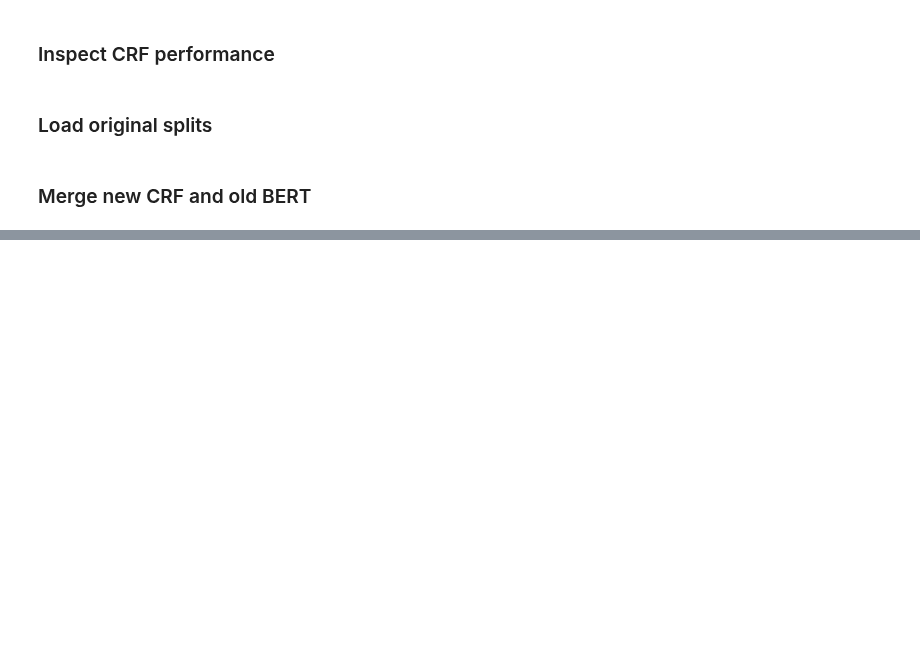
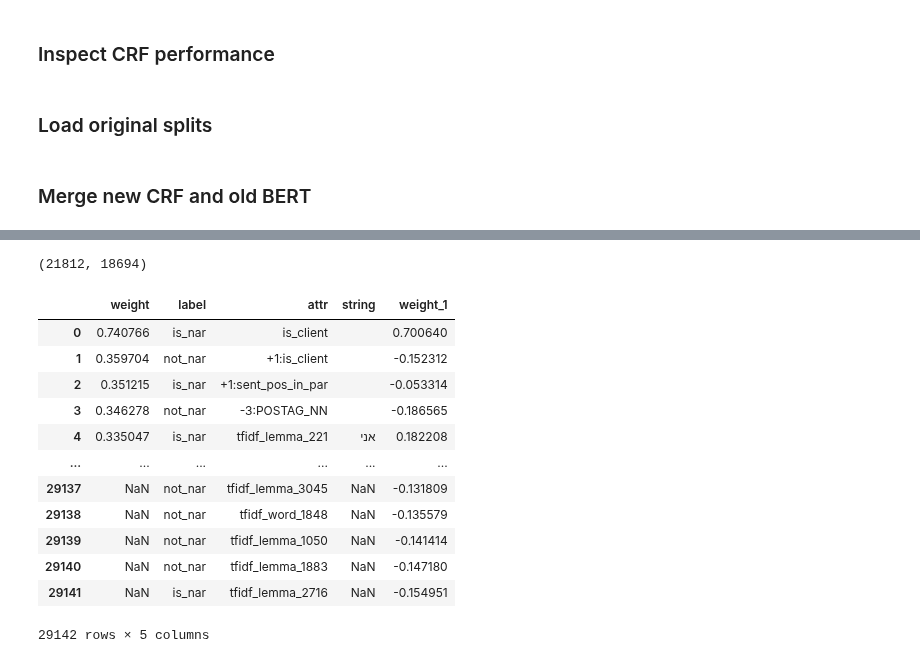
Before and after one commit to Sofy34/personal_strudy, a Jupyter notebook: thesis/21_graphs.ipynb, the cells around one changed output, grey strips where cells are left out. Saved outputs shown, nothing was run; the diff lists cells and outputs as text; code cells hidden in the pictures; blank space fills up the shorter version.

```diff
--- a/thesis/21_graphs.ipynb
+++ b/thesis/21_graphs.ipynb
@@ -337,0 +342,5 @@ ensemble_cv_db
+# %%
+imp.reload(model_utils)
+my_crf_1 = model_utils.CrfClassifier(crf_model=CRF(
+                max_iterations=100,
+                all_possible_transitions=True))
@@ -337,0 +416,21 @@ ensemble_cv_db
+# %%
+features_1.shape[0],features_2.shape[0]
+# %% [output]
+(21812, 18694)
+# %%
+featules_all = features_1.merge(features_2[['label','attr','weight']],on=['label','attr'],suffixes=(None,"_{}".format(1)),how='outer',copy=False,validate='one_to_one')
+featules_all
+# %% [output]
+|  | weight | label | attr | string | weight_1 |
+| 0 | 0.740766 | is_nar | is_client |  | 0.700640 |
+| 1 | 0.359704 | not_nar | +1:is_client |  | -0.152312 |
+| 2 | 0.351215 | is_nar | +1:sent_pos_in_par |  | -0.053314 |
+| 3 | 0.346278 | not_nar | -3:POSTAG_NN |  | -0.186565 |
+| 4 | 0.335047 | is_nar | tfidf_lemma_221 | אני | 0.182208 |
+| ... | ... | ... | ... | ... | ... |
+| 29137 | NaN | not_nar | tfidf_lemma_3045 | NaN | -0.131809 |
+| 29138 | NaN | not_nar | tfidf_word_1848 | NaN | -0.135579 |
+| 29139 | NaN | not_nar | tfidf_lemma_1050 | NaN | -0.141414 |
+| 29140 | NaN | not_nar | tfidf_lemma_1883 | NaN | -0.147180 |
+| 29141 | NaN | is_nar | tfidf_lemma_2716 | NaN | -0.154951 |
+29142 rows × 5 columns
```
Also changed, not shown: parts of 12 cells of this notebook, 1 other file.
